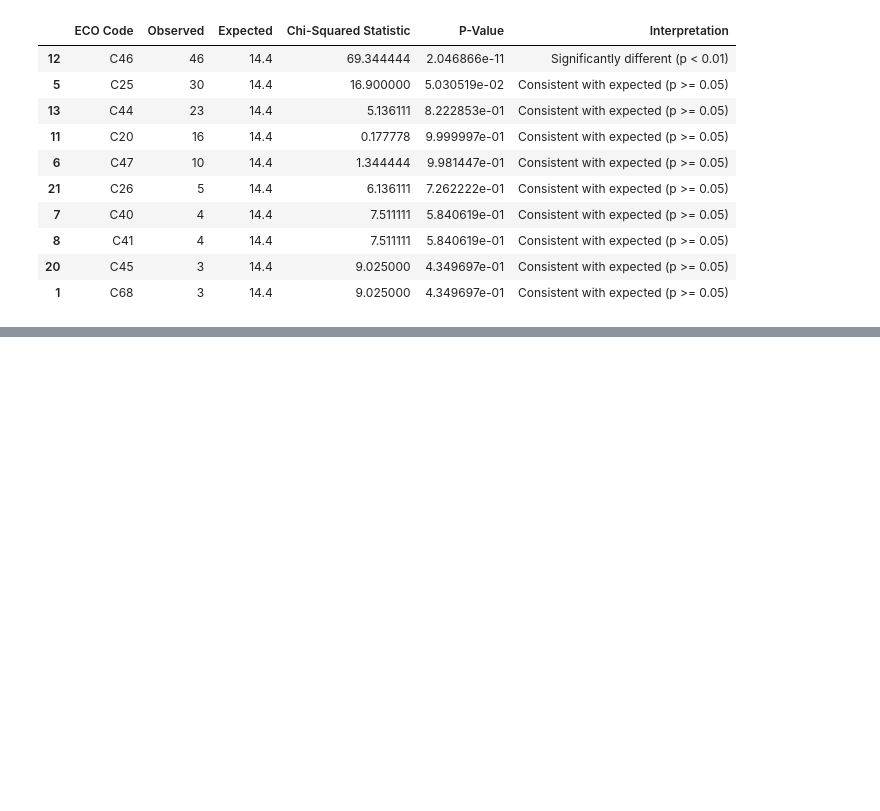
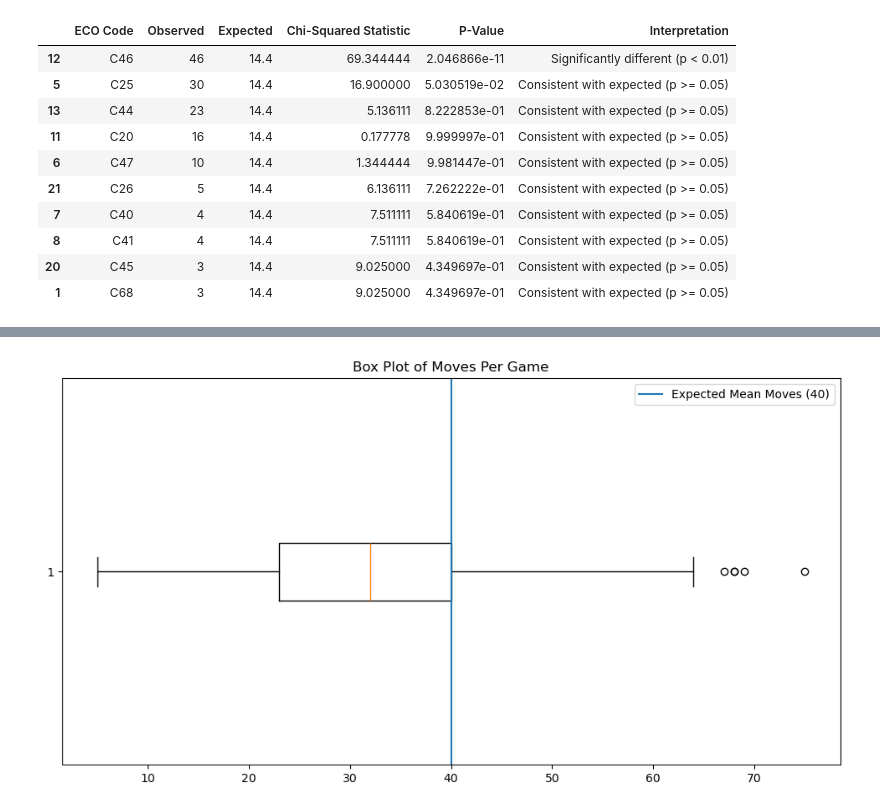
Before and after one commit to johnsonlarryl/csce-5320, a Jupyter notebook: notebooks/personal_positions.ipynb, the cells around one changed output, grey strips where cells are left out. Cells and saved outputs as stored; diff of their text form; code cells hidden in the pictures; blank space fills up the shorter version.

```diff
--- a/notebooks/personal_positions.ipynb
+++ b/notebooks/personal_positions.ipynb
@@ -400,0 +472,10 @@ hypothesis_test_question_2a
+# %%
+expected_number_of_moves = 40
+plt.figure(figsize=(12, 6))
+plt.boxplot(question_3a_moves["total_full_moves"], vert=False)
+plt.axvline(expected_number_of_moves, label="Expected Mean Moves (40)")
+plt.title("Box Plot of Moves Per Game")
+plt.legend()
+plt.show()
+# %% [output]
+[figure, added]
```
Also changed, not shown: parts of 12 cells of this notebook.
